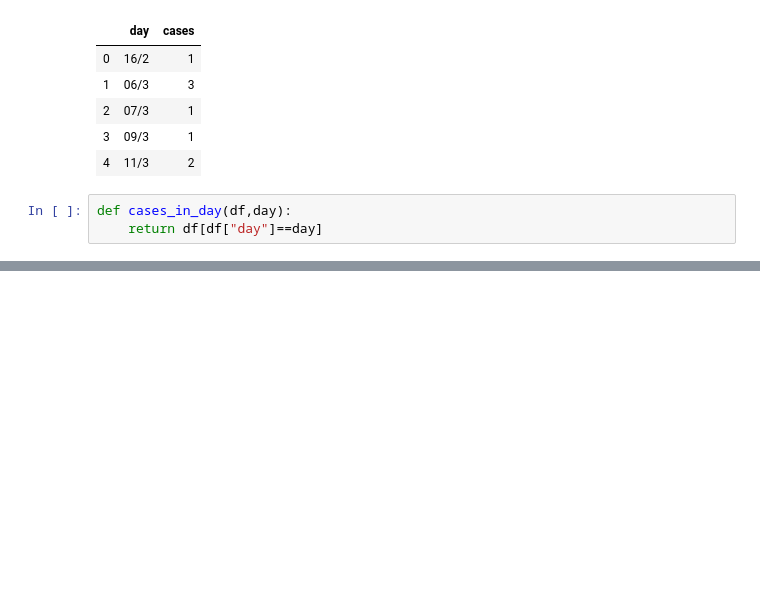
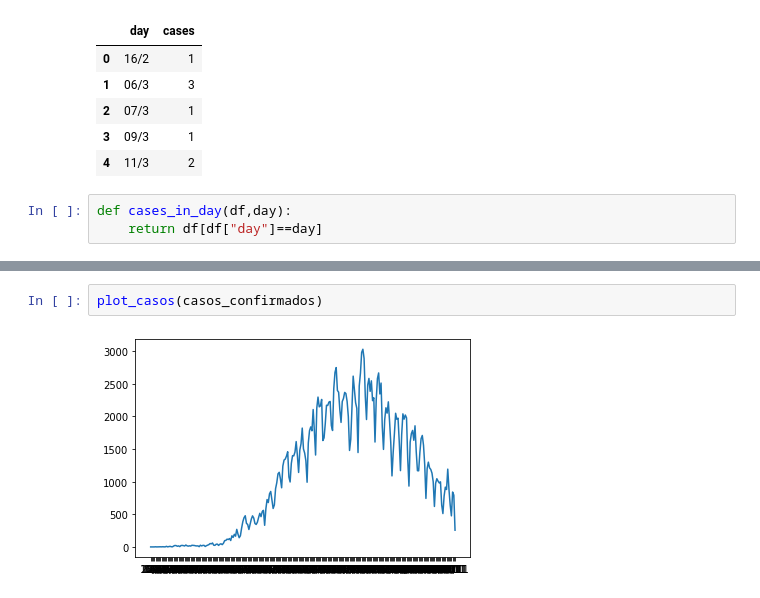
Before and after one commit to JoaquinPolonuer/covid_analysis_caba, a Jupyter notebook: analisis_casos.ipynb, the cells around one changed output, grey strips where cells are left out. Cells and saved outputs as stored; diff of their text form; blank space fills up the shorter version.

```diff
--- a/analisis_casos.ipynb
+++ b/analisis_casos.ipynb
@@ -69,0 +144,4 @@ cases_in_day(df_casos_caba,"03/11")
+# %%
+plot_casos(casos_confirmados)
+# %% [output]
+[figure, added]
```
Also changed, not shown: parts of 7 cells of this notebook, 5 other files.
